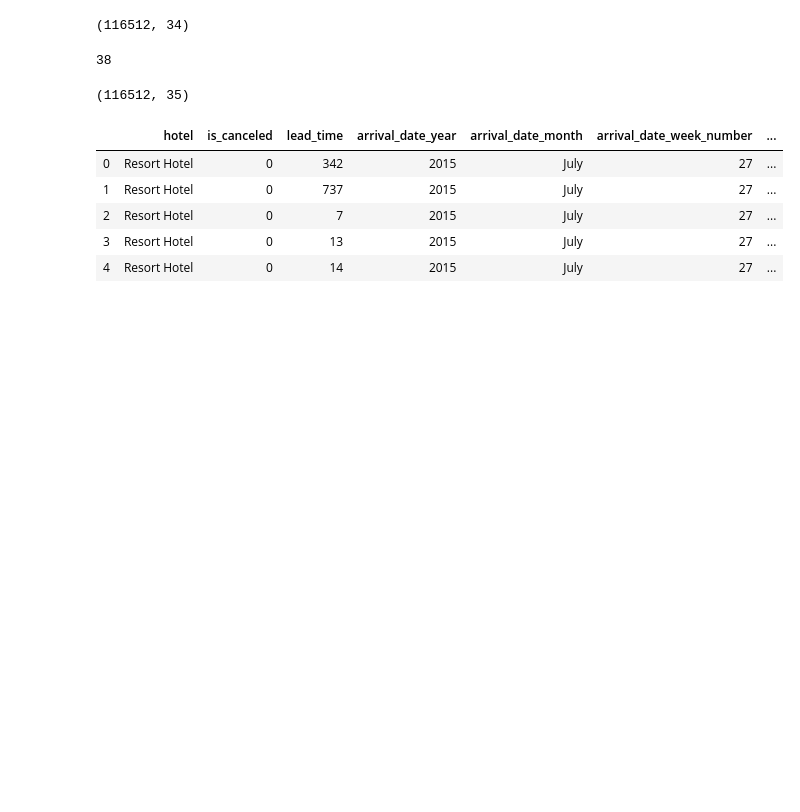
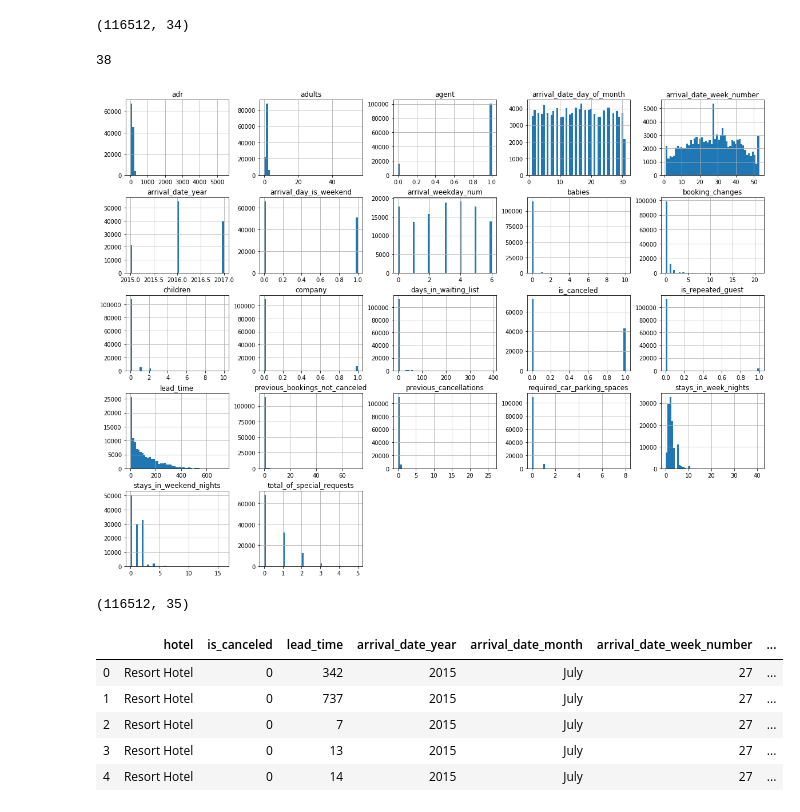
Before and after one commit to sandeepborkartech/ML_HotelPricing, a Jupyter notebook: hotel_v3_vijaya_27Mar.ipynb, the cells around one changed output. Drawn from its saved outputs; the diff is of its cells as text; code cells hidden in the pictures; blank space fills up the shorter version.

```diff
--- a/hotel_v3_vijaya_27Mar.ipynb
+++ b/hotel_v3_vijaya_27Mar.ipynb
@@ -42,7 +42,7 @@ for index, row in df_hotel.iterrows():
     dayOfMonth = df_hotel['arrival_date_day_of_month'].iloc[index]
     dayOfWeek = datetime.datetime(year,month_number,dayOfMonth).weekday()
     weekday.append(dayOfWeek)
-    if (dayOfWeek>4):
+    if (dayOfWeek>3):
         isWeekend.append(1)
     else:
         isWeekend.append(0)
@@ -142,6 +142,10 @@ df_hotel['country'].nunique()
 # %% [output]
 (116512, 34)
 38
+# %%
+df_hotel.hist(bins=50, figsize=(20,15));
+# %% [output]
+[figure, added]
 # %%
 
 # Instead of doing this, we should:
```
Also changed, not shown: parts of 1 cell of this notebook.
